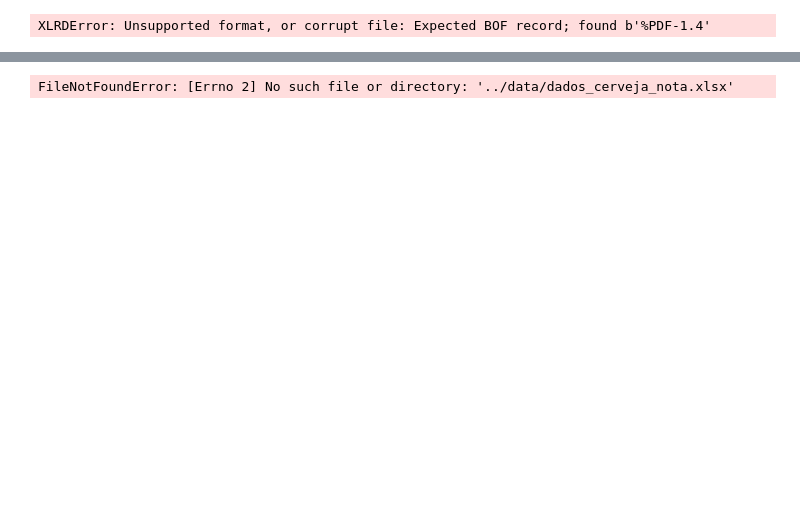
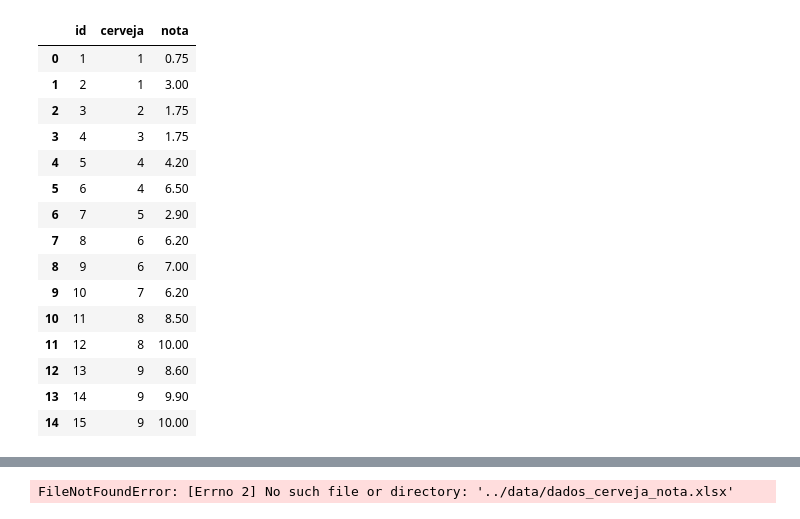
Before and after one commit to jeniferGoncalvesDaSilvaDev/ml-aulas-py, a Jupyter notebook: AulaMlTeo.ipynb, the cells around one changed output, grey strips where cells are left out. Drawn from its saved outputs; the diff is of its cells as text; code cells hidden in the pictures; blank space fills up the shorter version.

```diff
--- a/AulaMlTeo.ipynb
+++ b/AulaMlTeo.ipynb
@@ -4,7 +24,23 @@
 import pandas as pd
 import matplotlib.pyplot as plt
 # %%
-df = pd.read_excel("/content/drive/MyDrive/Classroom/dados/dados_cerveja_nota.gsheet")
+df = pd.read_excel("/content/drive/MyDrive/DadosMlTeo/DadosMl/dados_cerveja_nota.xlsx")
+df
 # %% [output]
-XLRDError: Unsupported format, or corrupt file: Expected BOF record; found b'%PDF-1.4'
+|  | id | cerveja | nota |
+| 0 | 1 | 1 | 0.75 |
+| 1 | 2 | 1 | 3.00 |
+| 2 | 3 | 2 | 1.75 |
+| 3 | 4 | 3 | 1.75 |
+| 4 | 5 | 4 | 4.20 |
+| 5 | 6 | 4 | 6.50 |
+| 6 | 7 | 5 | 2.90 |
+| 7 | 8 | 6 | 6.20 |
+| 8 | 9 | 6 | 7.00 |
+| 9 | 10 | 7 | 6.20 |
+| 10 | 11 | 8 | 8.50 |
+| 11 | 12 | 8 | 10.00 |
+| 12 | 13 | 9 | 8.60 |
+| 13 | 14 | 9 | 9.90 |
+| 14 | 15 | 9 | 10.00 |
 # %%
```
Also changed, not shown: parts of 3 cells of this notebook.
